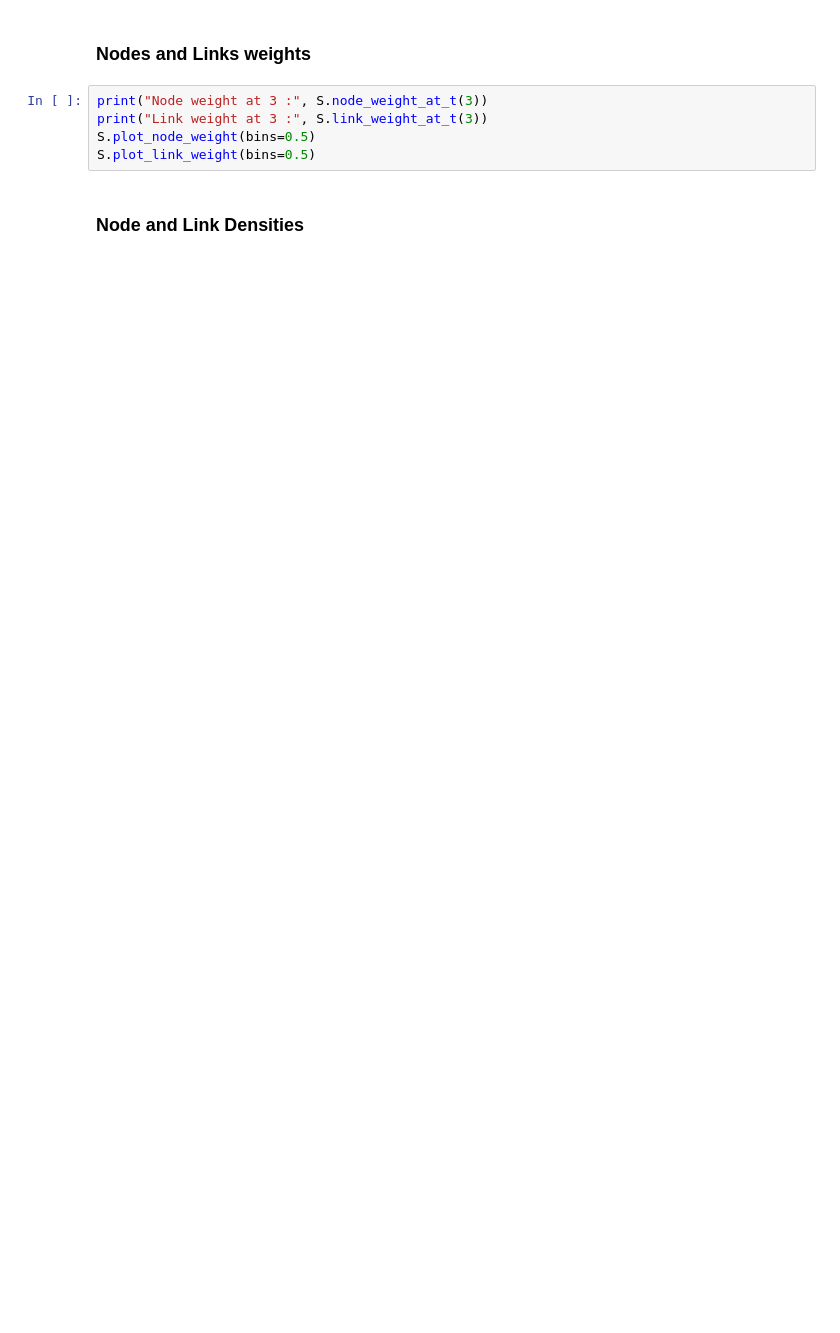
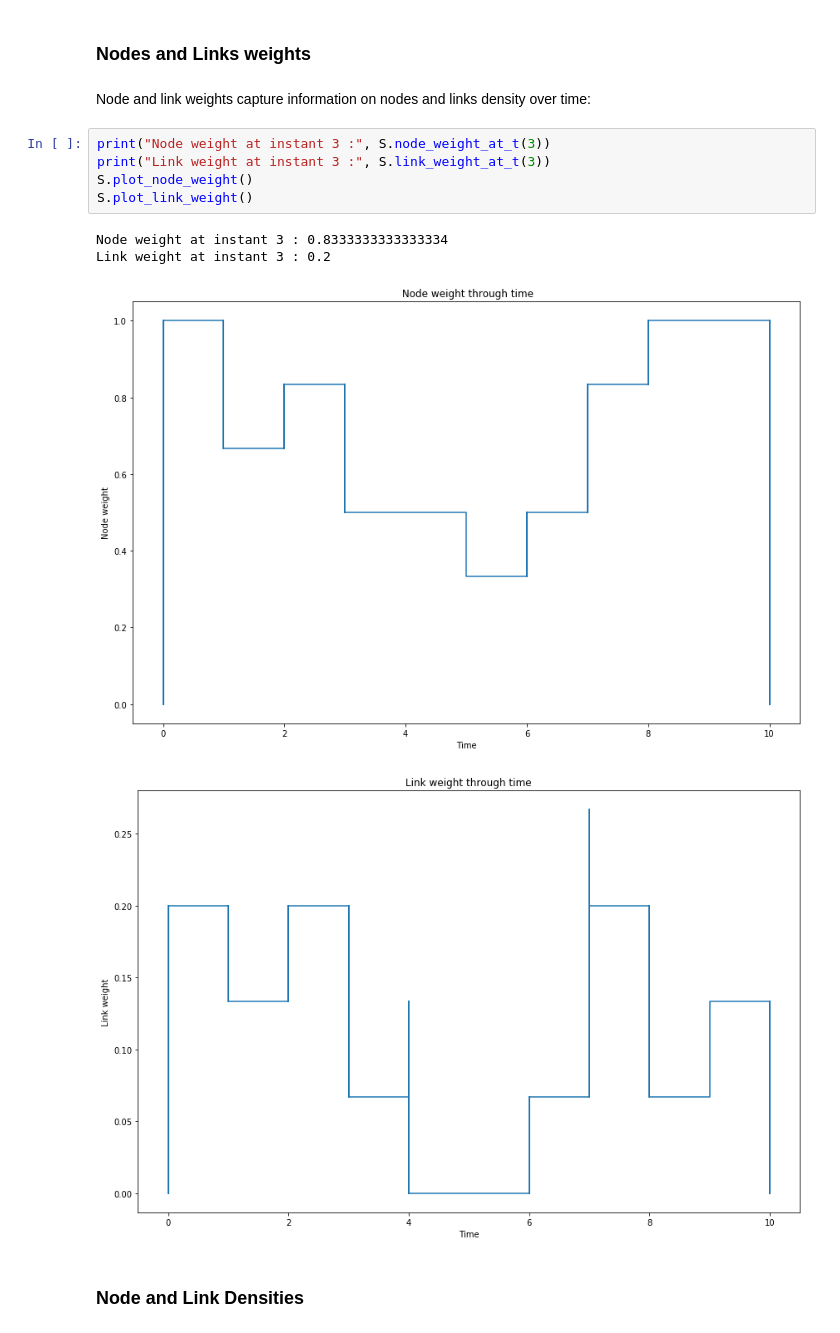
Before and after one commit to StraphX/Straph, a Jupyter notebook: notebooks/1. Introduction.ipynb, the cells around one changed output. Cells and saved outputs as stored; diff of their text form; blank space fills up the shorter version.

```diff
--- a/notebooks/1. Introduction.ipynb
+++ b/notebooks/1. Introduction.ipynb
@@ -63,9 +256,16 @@ cov
 # %% [markdown]
 ### Nodes and Links weights
+# %% [markdown]
+Node and link weights capture information on nodes and links density over time:
 # %%
-print("Node weight at 3 :", S.node_weight_at_t(3))
-print("Link weight at 3 :", S.link_weight_at_t(3))
-S.plot_node_weight(bins=0.5)
-S.plot_link_weight(bins=0.5)
+print("Node weight at instant 3 :", S.node_weight_at_t(3))
+print("Link weight at instant 3 :", S.link_weight_at_t(3))
+S.plot_node_weight()
+S.plot_link_weight()
+# %% [output]
+Node weight at instant 3 : 0.8333333333333334
+Link weight at instant 3 : 0.2
+[figure, added]
+[figure, added]
 # %% [markdown]
 ### Node and Link Densities
```
Also changed, not shown: parts of 60 cells of this notebook, 2 other files.
